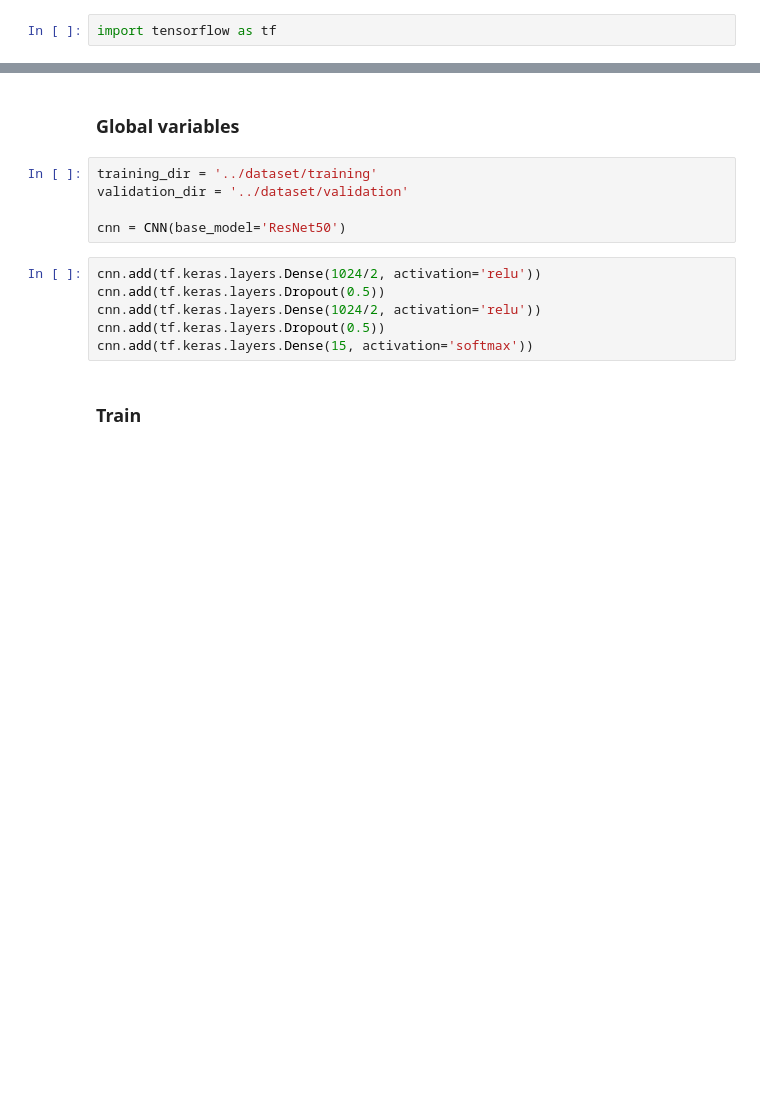
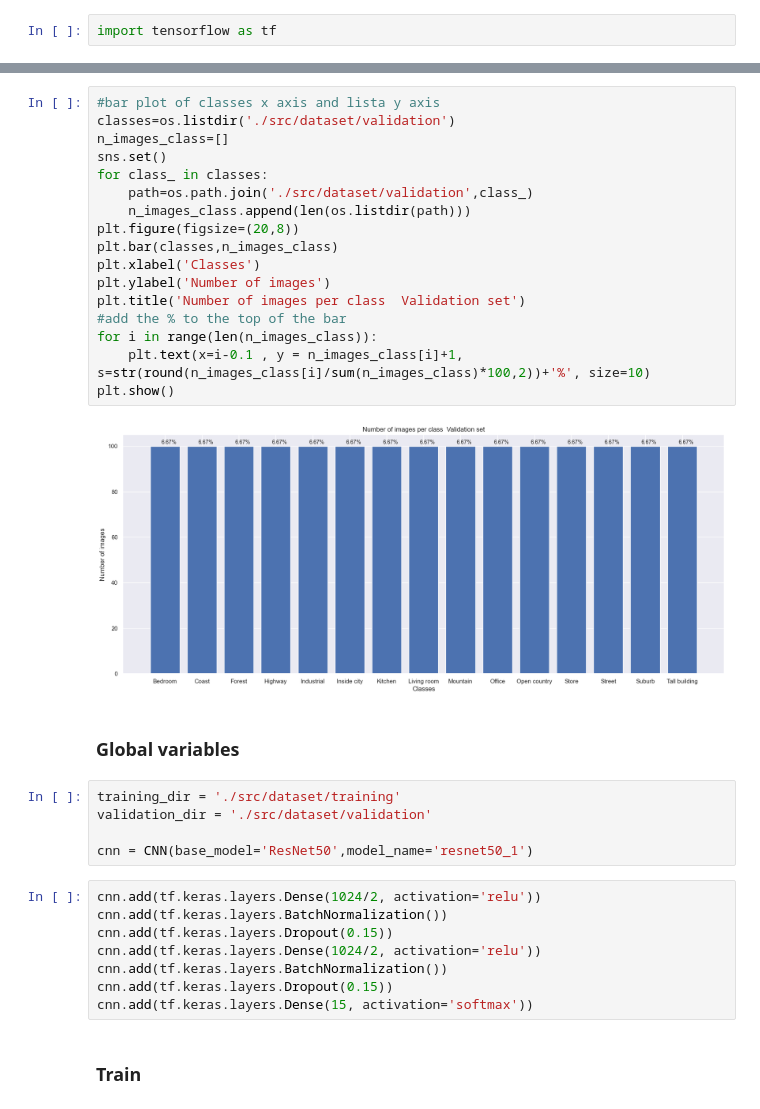
Before and after one commit to dieguisgs/ml2-deep-learning, a Jupyter notebook: 2-CNN.ipynb, the cells around one changed output, grey strips where cells are left out. Saved outputs shown, nothing was run; the diff lists cells and outputs as text; blank space fills up the shorter version.

```diff
--- a/2-CNN.ipynb
+++ b/2-CNN.ipynb
@@ -9,15 +34,36 @@ import tensorflow as tf
+# %%
+#bar plot of classes x axis and lista y axis
+classes=os.listdir('./src/dataset/validation')
+n_images_class=[]
+sns.set()
+for class_ in classes:
+    path=os.path.join('./src/dataset/validation',class_)
+    n_images_class.append(len(os.listdir(path)))
+plt.figure(figsize=(20,8))
+plt.bar(classes,n_images_class)
+plt.xlabel('Classes')
+plt.ylabel('Number of images')
+plt.title('Number of images per class  Validation set')
+#add the % to the top of the bar
+for i in range(len(n_images_class)):
+    plt.text(x=i-0.1 , y = n_images_class[i]+1, s=str(round(n_images_class[i]/sum(n_images_class)*100,2))+'%', size=10)
+plt.show()
+# %% [output]
+[figure, added]
 # %% [markdown]
 ### Global variables
 # %%
-training_dir = '../dataset/training'
-validation_dir = '../dataset/validation'
+training_dir = './src/dataset/training'
+validation_dir = './src/dataset/validation'
 
-cnn = CNN(base_model='ResNet50')
+cnn = CNN(base_model='ResNet50',model_name='resnet50_1')
 # %%
 cnn.add(tf.keras.layers.Dense(1024/2, activation='relu'))
-cnn.add(tf.keras.layers.Dropout(0.5))
+cnn.add(tf.keras.layers.BatchNormalization())
+cnn.add(tf.keras.layers.Dropout(0.15))
 cnn.add(tf.keras.layers.Dense(1024/2, activation='relu'))
-cnn.add(tf.keras.layers.Dropout(0.5))
+cnn.add(tf.keras.layers.BatchNormalization())
+cnn.add(tf.keras.layers.Dropout(0.15))
 cnn.add(tf.keras.layers.Dense(15, activation='softmax'))
 # %% [markdown]
 ### Train
```
Also changed, not shown: parts of 106 cells of this notebook, 4 other files.
